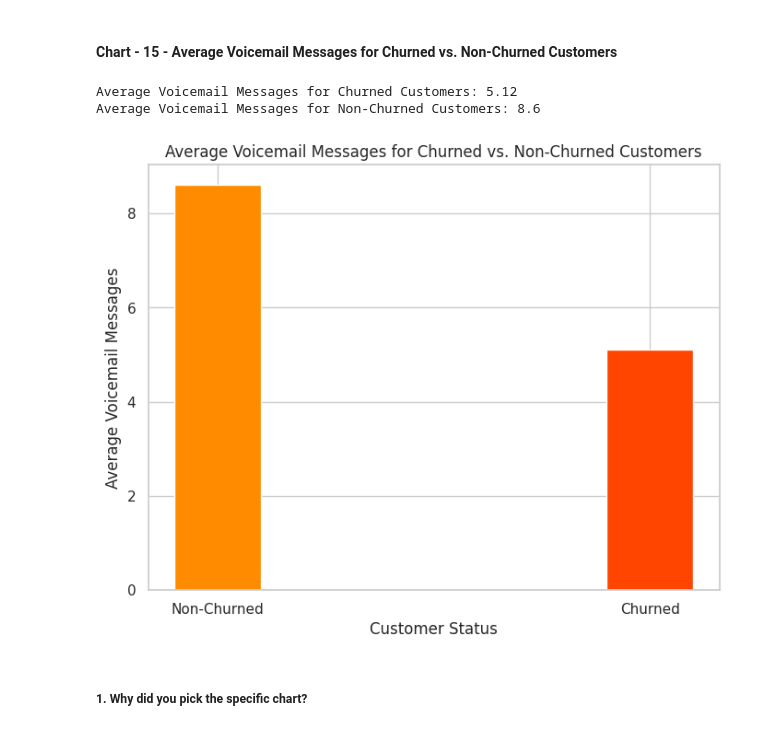
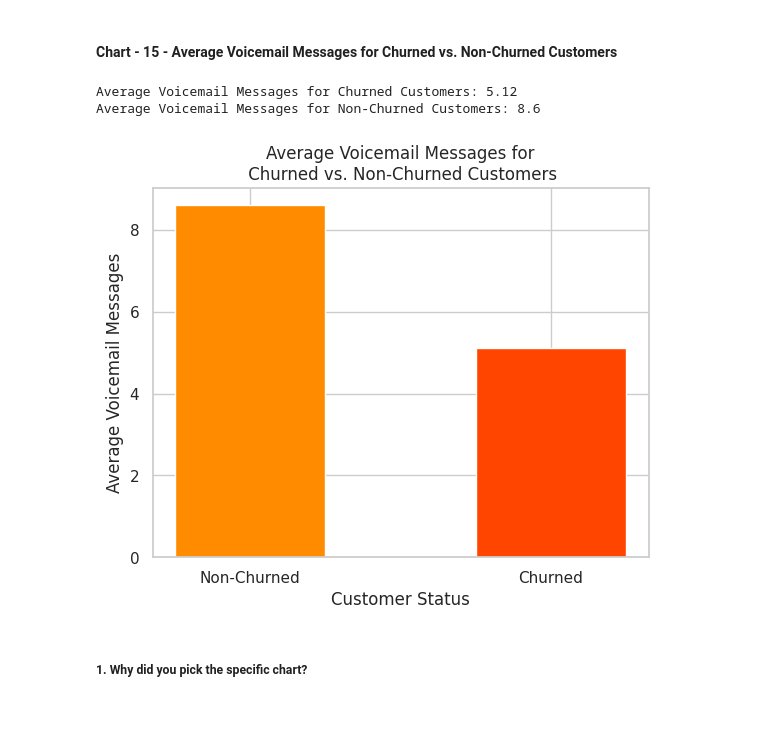
Before and after one commit to mansi-guptaa/Orange-Telecom-Churn-Analysis, a Jupyter notebook: EDA_TELECOM_CHURN_ANALYSIS_BY_MANSI_GUPTA.ipynb, the cells around one changed output. Saved outputs shown, nothing was run; the diff lists cells and outputs as text; code cells hidden in the pictures.

```diff
--- a/EDA_TELECOM_CHURN_ANALYSIS_BY_MANSI_GUPTA.ipynb
+++ b/EDA_TELECOM_CHURN_ANALYSIS_BY_MANSI_GUPTA.ipynb
@@ -1072,25 +1071,24 @@ Such insights can guide businesses in setting competitive pricing strategies and
 # %%
 # Chart - 15 visualization code
 
 # Calculate average number of voicemail messages for churned and non-churned customers
 avg_vmail_messages_churned = tele_df[tele_df['Churn'] == True]['Number vmail messages'].mean()
 avg_vmail_messages_non_churned = tele_df[tele_df['Churn'] == False]['Number vmail messages'].mean()
 
 # Compare average voicemail messages between churned and non-churned customers
 print("Average Voicemail Messages for Churned Customers:", round(avg_vmail_messages_churned,2))
 print("Average Voicemail Messages for Non-Churned Customers:", round(avg_vmail_messages_non_churned,2))
 
 # Create a bar plot
-plt.figure(figsize=(8,6))
-plt.bar(['Non-Churned', 'Churned'], [avg_vmail_messages_non_churned, avg_vmail_messages_churned], width = 0.2, color = ['#FF8C00', '#FF4500'])
-plt.title('Average Voicemail Messages for Churned vs. Non-Churned Customers')
+plt.bar(['Non-Churned', 'Churned'], [avg_vmail_messages_non_churned, avg_vmail_messages_churned], width = 0.5, color = ['#FF8C00', '#FF4500'])
+plt.title('Average Voicemail Messages for\n Churned vs. Non-Churned Customers')
 plt.xlabel('Customer Status')
 plt.ylabel('Average Voicemail Messages')
 plt.show()
 # %% [output]
 Average Voicemail Messages for Churned Customers: 5.12
 Average Voicemail Messages for Non-Churned Customers: 8.6
-[figure, old version]
+[figure, new version]
 # %% [markdown]
 ##### 1. Why did you pick the specific chart?
 # %% [markdown]
```
Also changed, not shown: parts of 11 cells of this notebook.
